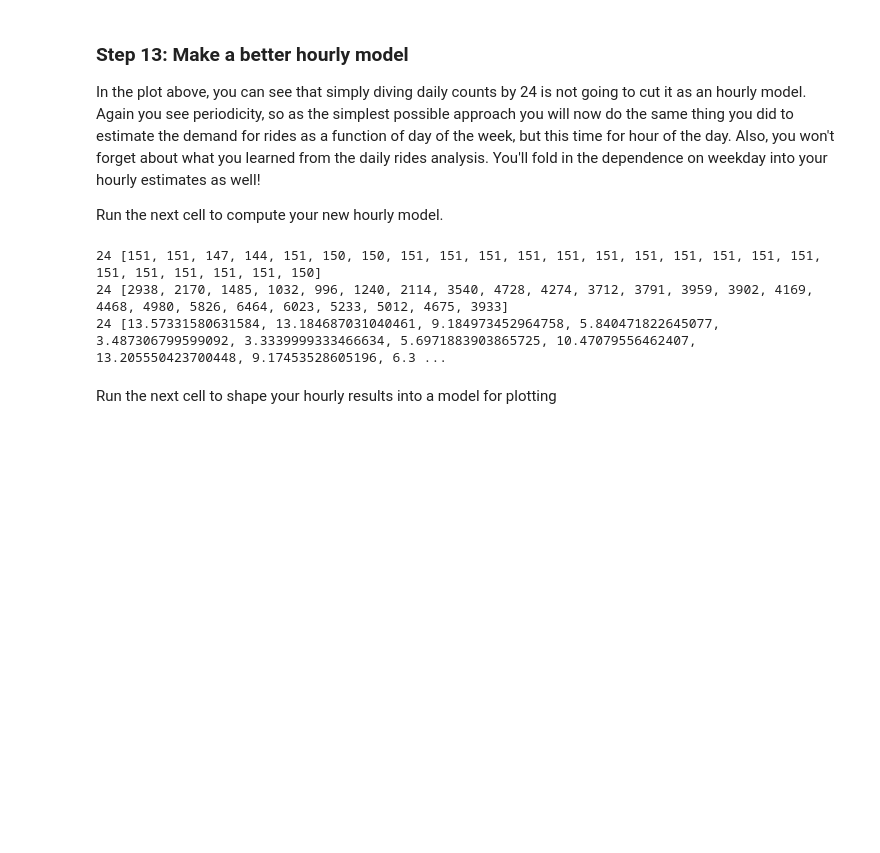
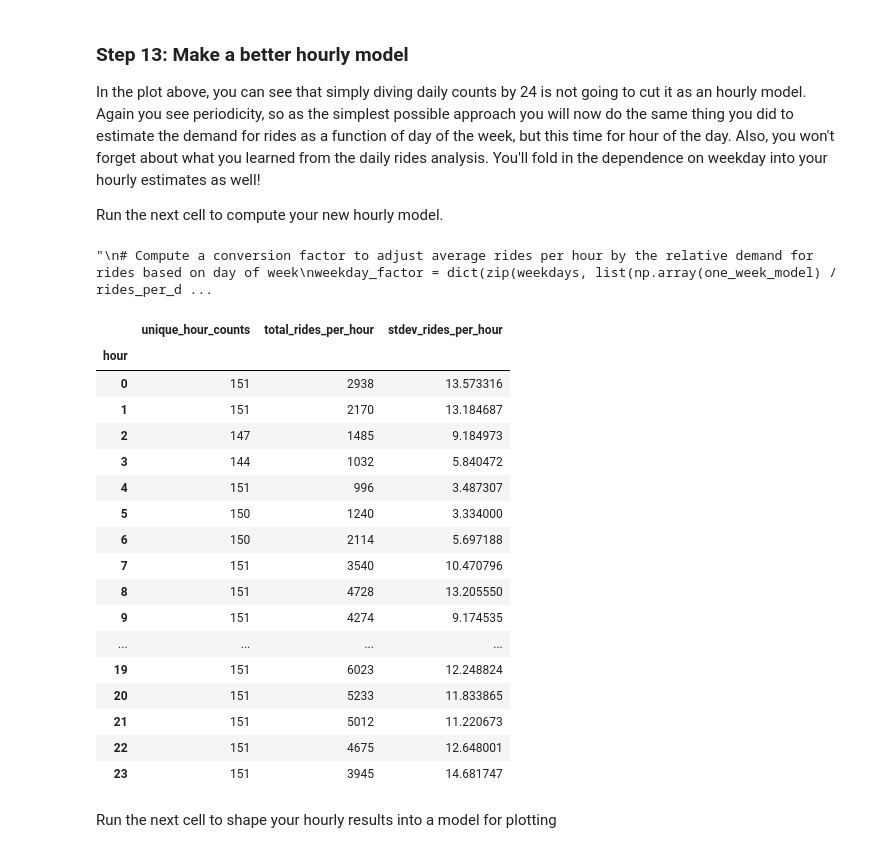
Before and after one commit to ryan-keenan/Data-C4, a Jupyter notebook: Rideshare_Project3.ipynb, the cells around one changed output. Saved outputs shown, nothing was run; the diff lists cells and outputs as text; code cells hidden in the pictures; blank space fills up the shorter version.

```diff
--- a/Rideshare_Project3.ipynb
+++ b/Rideshare_Project3.ipynb
@@ -607,8 +526,9 @@ In the plot above, you can see that simply diving daily counts by 24 is not goin
 
 Run the next cell to compute your new hourly model.
 # %%
+'''
 # Compute a conversion factor to adjust average rides per hour by the relative demand for rides based on day of week
-weekday_factor = dict(zip(weekdays, list(np.array(weekday_avg_rides) / rides_per_day_90k)))
+weekday_factor = dict(zip(weekdays, list(np.array(one_week_model) / rides_per_day_90k)))
 # Define dictionary object to hold the counts of how many rides occur at each hour of the day
 hours_of_day = list(range(24))
 hourly_ride_counts = {hour:[] for hour in hours_of_day}
@@ -653,10 +573,39 @@ for hour, counts in hourly_ride_counts.items():
 print(len(unique_hour_counts), unique_hour_counts)
 print(len(total_rides_per_hour), total_rides_per_hour)
 print(len(stdev_rides_per_hour), stdev_rides_per_hour)
+'''
 # %% [output]
-24 [151, 151, 147, 144, 151, 150, 150, 151, 151, 151, 151, 151, 151, 151, 151, 151, 151, 151, 151, 151, 151, 151, 151, 150]
-24 [2938, 2170, 1485, 1032, 996, 1240, 2114, 3540, 4728, 4274, 3712, 3791, 3959, 3902, 4169, 4468, 4980, 5826, 6464, 6023, 5233, 5012, 4675, 3933]
-24 [13.57331580631584, 13.184687031040461, 9.184973452964758, 5.840471822645077, 3.487306799599092, 3.3339999333466634, 5.6971883903865725, 10.47079556462407, 13.205550423700448, 9.17453528605196, 6.3 ...
+"\n# Compute a conversion factor to adjust average rides per hour by the relative demand for rides based on day of week\nweekday_factor = dict(zip(weekdays, list(np.array(one_week_model) / rides_per_d ...
+# %%
+hours_of_day = list(range(24))
+
+hourly_summary = pd.DataFrame({
+    'hour': hours_of_day,
+    'unique_hour_counts': [len(df_90k[df_90k['Hour of Day']==hr].groupby(df_90k['Trip Start Timestamp'].dt.floor('d')).size()) for hr in hours_of_day],
+    'total_rides_per_hour': [len(df_90k.loc[df_90k['Hour of Day']==hr,'Trip Start Timestamp']) for hr in hours_of_day],
+    'stdev_rides_per_hour': [np.std(df_90k[df_90k['Hour of Day']==hr].groupby(df_90k['Trip Start Timestamp'].dt.floor('d')).size()) for hr in hours_of_day]
+}).set_index('hour')
+
+hourly_summary
+# %% [output]
+|  | unique_hour_counts | total_rides_per_hour | stdev_rides_per_hour |
+| hour |  |  |  |
+| 0 | 151 | 2938 | 13.573316 |
+| 1 | 151 | 2170 | 13.184687 |
+| 2 | 147 | 1485 | 9.184973 |
+| 3 | 144 | 1032 | 5.840472 |
+| 4 | 151 | 996 | 3.487307 |
+| 5 | 150 | 1240 | 3.334000 |
+| 6 | 150 | 2114 | 5.697188 |
+| 7 | 151 | 3540 | 10.470796 |
+| 8 | 151 | 4728 | 13.205550 |
+| 9 | 151 | 4274 | 9.174535 |
+| ... | ... | ... | ... |
+| 19 | 151 | 6023 | 12.248824 |
+| 20 | 151 | 5233 | 11.833865 |
+| 21 | 151 | 5012 | 11.220673 |
+| 22 | 151 | 4675 | 12.648001 |
+| 23 | 151 | 3945 | 14.681747 |
 # %% [markdown]
 Run the next cell to shape your hourly results into a model for plotting
 # %%
```
Also changed, not shown: parts of 14 cells of this notebook.
